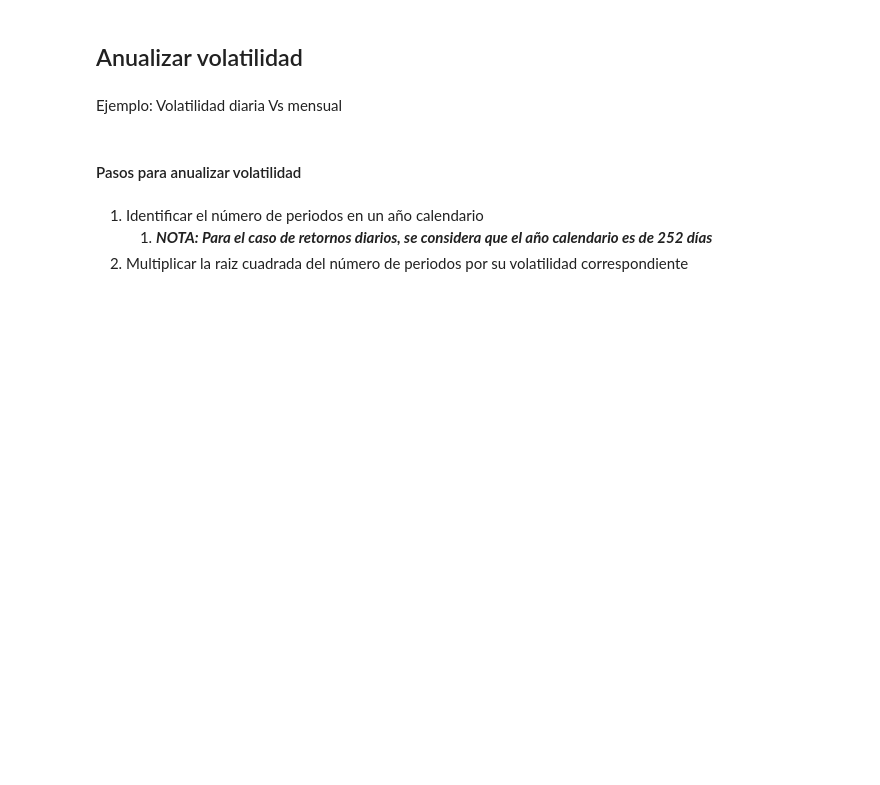
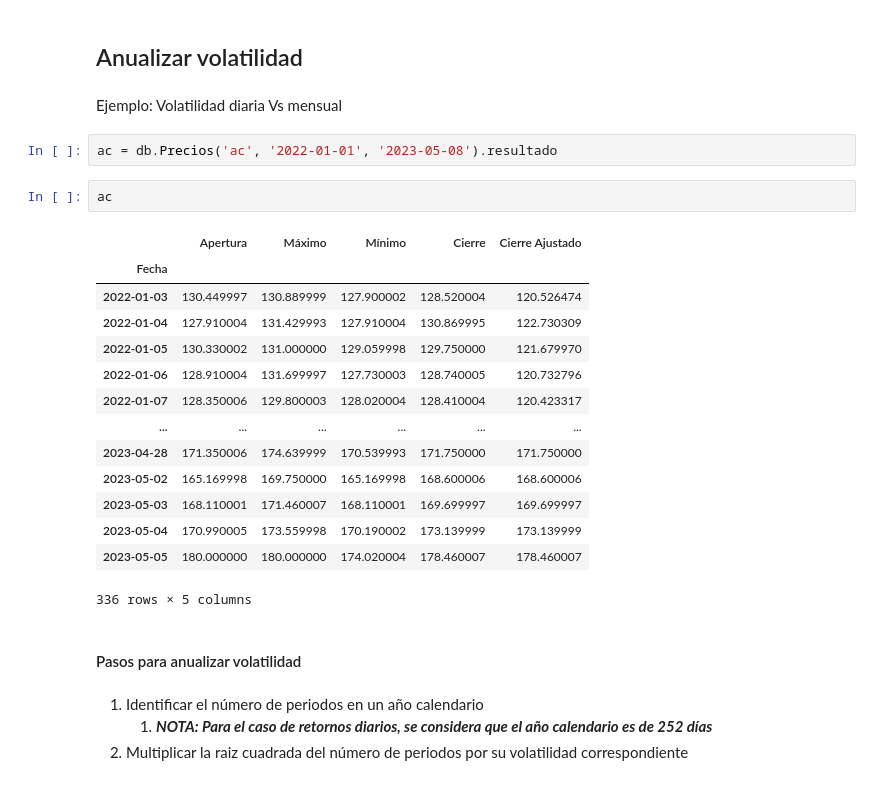
Before and after one commit to carlosdeoncedos/CienciaDatosFinanzas2023_05, a Jupyter notebook: Clase230515.ipynb, the cells around one changed output. Drawn from its saved outputs; the diff is of its cells as text; blank space fills up the shorter version.

```diff
--- a/Clase230515.ipynb
+++ b/Clase230515.ipynb
@@ -576,6 +643,25 @@ $$\sigma_{R} =  \sqrt{\sigma_{R}^2}=\sqrt{\frac{1}{N}*\sum_{i=1}^{N}{(R - \bar{R
 ## Anualizar volatilidad
 # %% [markdown]
 Ejemplo:  Volatilidad diaria Vs mensual
+# %%
+ac = db.Precios('ac', '2022-01-01', '2023-05-08').resultado
+# %%
+ac
+# %% [output]
+|  | Apertura | Máximo | Mínimo | Cierre | Cierre Ajustado |
+| Fecha |  |  |  |  |  |
+| 2022-01-03 | 130.449997 | 130.889999 | 127.900002 | 128.520004 | 120.526474 |
+| 2022-01-04 | 127.910004 | 131.429993 | 127.910004 | 130.869995 | 122.730309 |
+| 2022-01-05 | 130.330002 | 131.000000 | 129.059998 | 129.750000 | 121.679970 |
+| 2022-01-06 | 128.910004 | 131.699997 | 127.730003 | 128.740005 | 120.732796 |
+| 2022-01-07 | 128.350006 | 129.800003 | 128.020004 | 128.410004 | 120.423317 |
+| ... | ... | ... | ... | ... | ... |
+| 2023-04-28 | 171.350006 | 174.639999 | 170.539993 | 171.750000 | 171.750000 |
+| 2023-05-02 | 165.169998 | 169.750000 | 165.169998 | 168.600006 | 168.600006 |
+| 2023-05-03 | 168.110001 | 171.460007 | 168.110001 | 169.699997 | 169.699997 |
+| 2023-05-04 | 170.990005 | 173.559998 | 170.190002 | 173.139999 | 173.139999 |
+| 2023-05-05 | 180.000000 | 180.000000 | 174.020004 | 178.460007 | 178.460007 |
+336 rows × 5 columns
 # %% [markdown]
 #### Pasos para anualizar volatilidad
 # %% [markdown]
```
Also changed, not shown: parts of 9 cells of this notebook.
